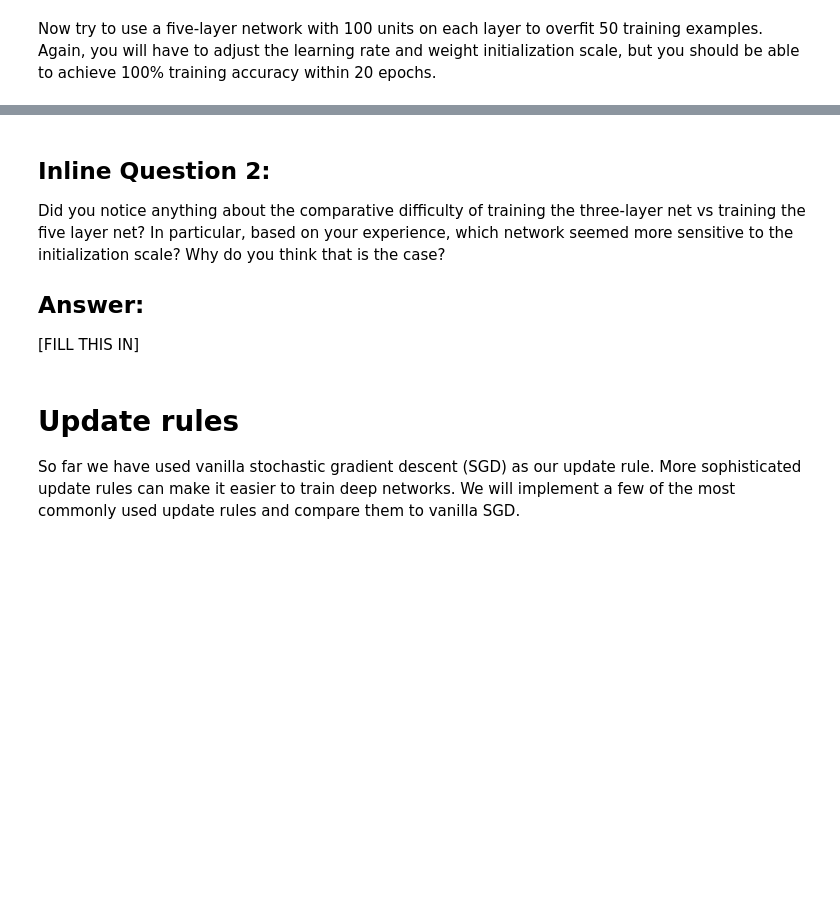
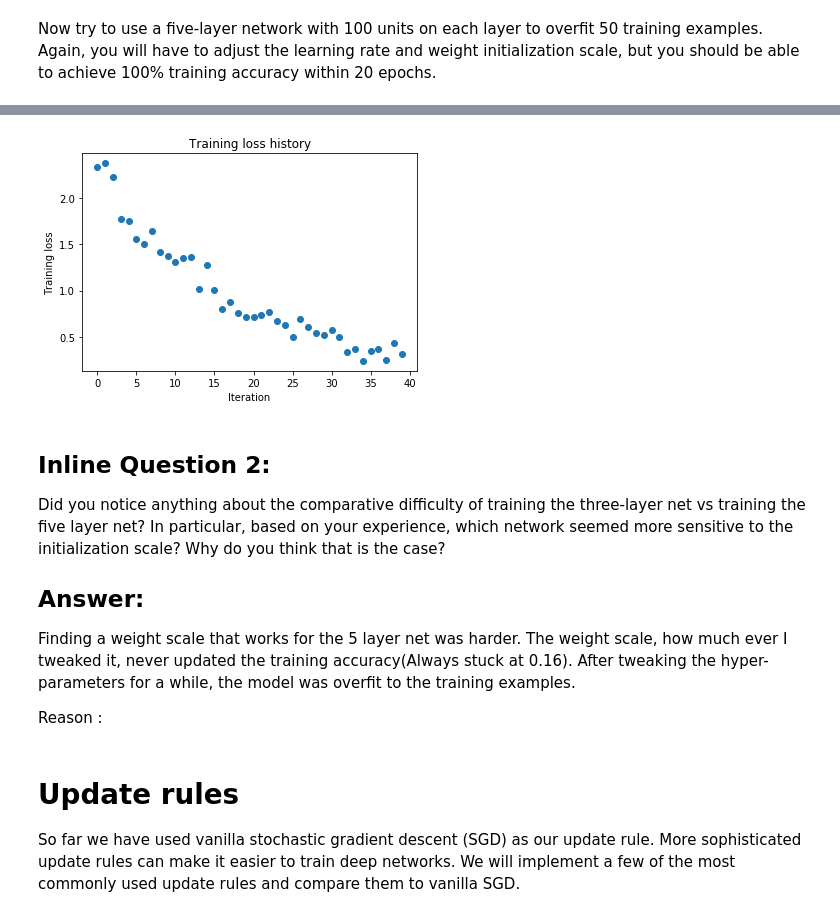
Before and after one commit to abhijeetknayak/Machine-Learning, a Jupyter notebook: CS-231N/assignment2/FullyConnectedNets.ipynb, the cells around one changed output, grey strips where cells are left out. Drawn from its saved outputs; the diff is of its cells as text; code cells hidden in the pictures; blank space fills up the shorter version.

Commit message:
Over fitting a fully connected net

```diff
--- a/CS-231N/assignment2/FullyConnectedNets.ipynb
+++ b/CS-231N/assignment2/FullyConnectedNets.ipynb
@@ -518,21 +555,28 @@ small_data = {
   'y_val': data['y_val'],
 }
 
-learning_rate = 2e-3  # Experiment with this!
-weight_scale = 1e-5   # Experiment with this!
-model = FullyConnectedNet([100, 100, 100, 100],
-                weight_scale=weight_scale, dtype=np.float64)
-solver = Solver(model, small_data,
-                print_every=10, num_epochs=20, batch_size=25,
-                update_rule='sgd',
-                optim_config={
-                  'learning_rate': learning_rate,
-                }
-         )
-solver.train()
+
+for i in range(1):
+    learning_rate = np.random.uniform(1e-3, 1e-2)  # Experiment with this!
+    weight_scale = np.random.uniform(1e-1, 1e-2)   # Experiment with this!
+
+    print("LR : {}; WS : {}".format(learning_rate, weight_scale) )
+    model = FullyConnectedNet([100, 100, 100, 100],
+                              weight_scale=weight_scale, dtype=np.float64)
+    solver = Solver(model, small_data,
+                    print_every=10, num_epochs=20, batch_size=25,
+                    update_rule='sgd',
+                    optim_config={
+                        'learning_rate': learning_rate,
+                    }
+                   )
+    solver.train()
+
+
 
 plt.plot(solver.loss_history, 'o')
 plt.title('Training loss history')
 plt.xlabel('Iteration')
 plt.ylabel('Training loss')
 plt.show()
+# %% [output]
@@ -539,9 +600,12 @@ plt.show()
+[figure, added]
 # %% [markdown]
 ## Inline Question 2:
 Did you notice anything about the comparative difficulty of training the three-layer net vs training the five layer net? In particular, based on your experience, which network seemed more sensitive to the initialization scale? Why do you think that is the case?
 
 ## Answer:
-[FILL THIS IN]
+Finding a weight scale that works for the 5 layer net was harder. The weight scale, how much ever I tweaked it, never updated the training accuracy(Always stuck at 0.16). After tweaking the hyper-parameters for a while, the model was overfit to the training examples.
+
+Reason :
 # %% [markdown]
 # Update rules
 So far we have used vanilla stochastic gradient descent (SGD) as our update rule. More sophisticated update rules can make it easier to train deep networks. We will implement a few of the most commonly used update rules and compare them to vanilla SGD.
```
Also changed, not shown: parts of 3 cells of this notebook.
